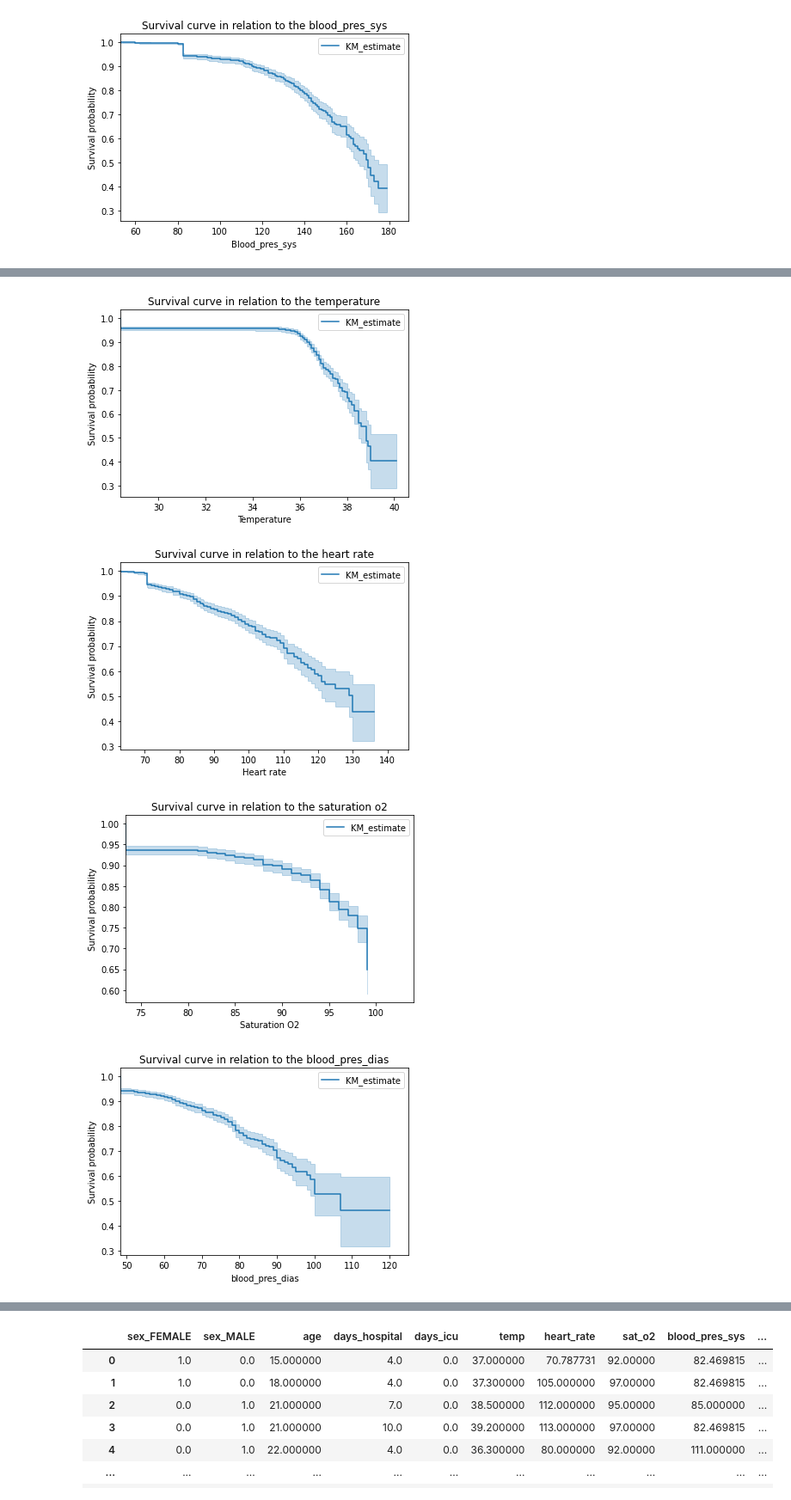
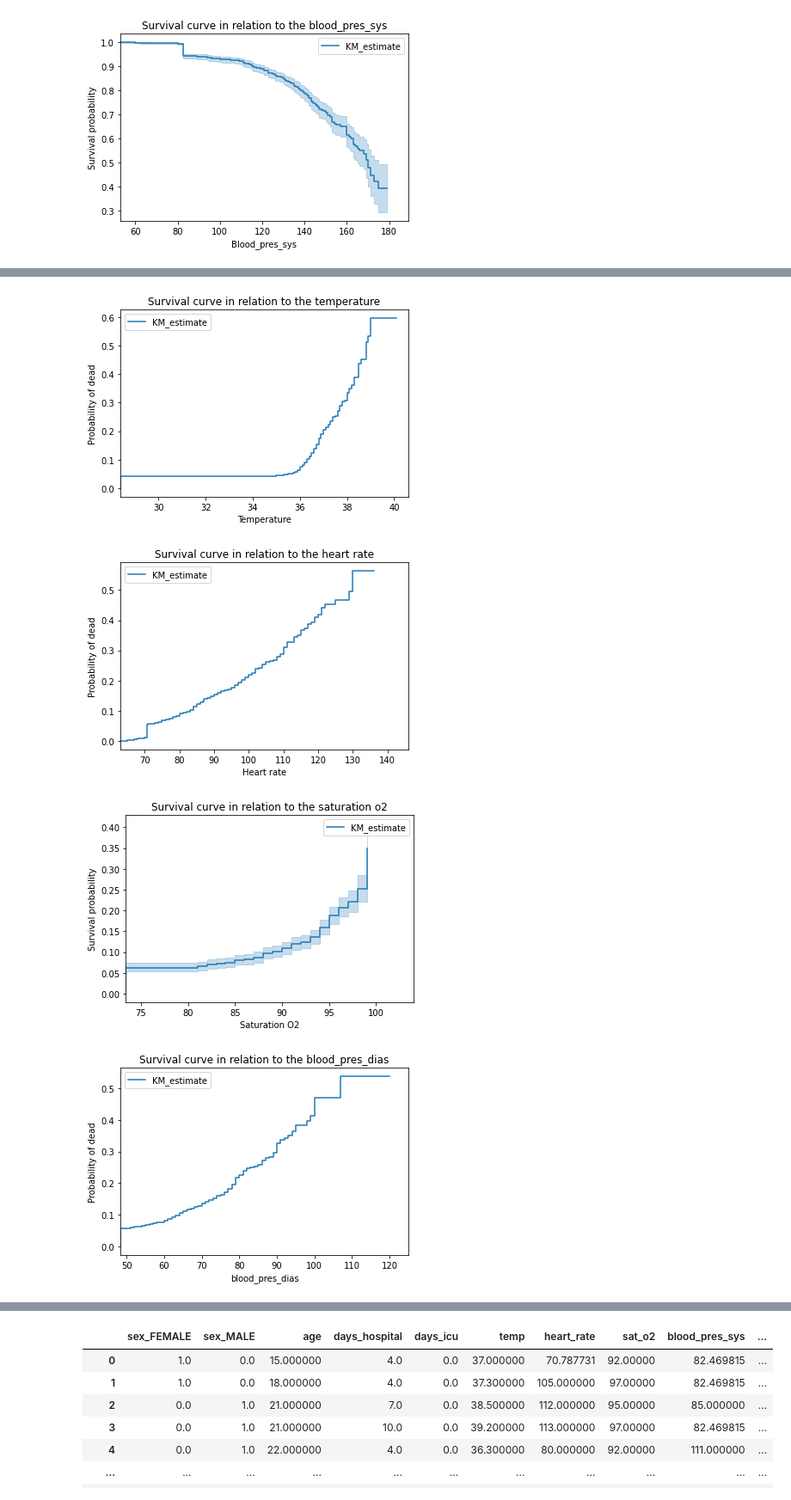
Before and after one commit to lesmesrafa/covid19-analytics, a Jupyter notebook: main_code.ipynb, the cells around one changed output, grey strips where cells are left out. Shown at 86% size. Drawn from its saved outputs; the diff is of its cells as text; code cells hidden in the pictures.

```diff
--- a/main_code.ipynb
+++ b/main_code.ipynb
@@ -870,51 +847,67 @@ kmf = KaplanMeierFitter()
 x = df_preprocessed_ohe['temp']
 y = df_preprocessed_ohe['exitus']
 kmf.fit(x, event_observed = y)
-kmf.plot_survival_function()
+index = list(kmf.survival_function_.index)
+probability = list(kmf.survival_function_['KM_estimate'])
+probability_reverse = [1-x for x in probability]
+plt.plot(index, probability_reverse, drawstyle='steps-post')
+plt.legend(["Kaplan Meier"])
 plt.title("Survival curve in relation to the temperature")
 plt.xlabel("Temperature")
-plt.xlim([df_preprocessed['temp'].min(), df_preprocessed['temp'].max()+0.5])
-plt.ylabel("Survival probability")
+plt.xlim([df_preprocessed_ohe['temp'].min(), df_preprocessed_ohe['temp'].max()+0.5])
+plt.ylabel("Probability of dead")
+plt.legend(["KM_estimate"])
+
 plt.show()
 # %% [output]
-[figure, old version]
+[figure, new version]
 # %%
 kmf = KaplanMeierFitter()
 x = df_preprocessed_ohe['heart_rate']
 y = df_preprocessed_ohe['exitus']
 kmf.fit(x, event_observed = y)
-kmf.plot_survival_function()
+index = list(kmf.survival_function_.index)
+probability = list(kmf.survival_function_['KM_estimate'])
+probability_reverse = [1-x for x in probability]
+plt.plot(index, probability_reverse, drawstyle='steps-post')
+plt.legend(["Kaplan Meier"])
 plt.title("Survival curve in relation to the heart rate")
 plt.xlabel("Heart rate")
-plt.xlim([df_preprocessed['heart_rate'].min(), df_preprocessed['heart_rate'].max()+10])
-plt.ylabel("Survival probability")
+plt.xlim([df_preprocessed_ohe['heart_rate'].min(), df_preprocessed_ohe['heart_rate'].max()+10])
+plt.ylabel("Probability of dead")
+plt.legend(["KM_estimate"])
 plt.show()
 # %% [output]
-[figure, old version]
+[figure, new version]
 # %%
 kmf = KaplanMeierFitter()
 x = df_preprocessed_ohe['sat_o2']
 y = df_preprocessed_ohe['exitus']
 kmf.fit(x, event_observed = y)
-kmf.plot_survival_function()
+kmf.plot_cumulative_density()
 plt.title("Survival curve in relation to the saturation o2")
 plt.xlabel("Saturation O2")
-plt.xlim([df_preprocessed['sat_o2'].min(), df_preprocessed['sat_o2'].max()+5])
+plt.xlim([df_preprocessed_ohe['sat_o2'].min(), df_preprocessed_ohe['sat_o2'].max()+5])
 plt.ylabel("Survival probability")
+plt.legend(["KM_estimate"])
 plt.show()
 # %% [output]
-[figure, old version]
+[figure, new version]
 # %%
 kmf = KaplanMeierFitter()
 x = df_preprocessed_ohe['blood_pres_dias']
 y = df_preprocessed_ohe['exitus']
 kmf.fit(x, event_observed = y)
-kmf.plot_survival_function()
+index = list(kmf.survival_function_.index)
+probability = list(kmf.survival_function_['KM_estimate'])
+probability_reverse = [1-x for x in probability]
+plt.plot(index, probability_reverse, drawstyle='steps-post')
+plt.legend(["KM_estimate"])
 plt.title("Survival curve in relation to the blood_pres_dias")
 plt.xlabel("blood_pres_dias")
-plt.xlim([df_preprocessed['blood_pres_dias'].min(), df_preprocessed['blood_pres_dias'].max()+5])
-plt.ylabel("Survival probability")
+plt.xlim([df_preprocessed_ohe['blood_pres_dias'].min(), df_preprocessed_ohe['blood_pres_dias'].max()+5])
+plt.ylabel("Probability of dead")
 plt.show()
 # %% [output]
-[figure, old version]
+[figure, new version]
 # %% [markdown]
```
Also changed, not shown: parts of 48 cells of this notebook.
